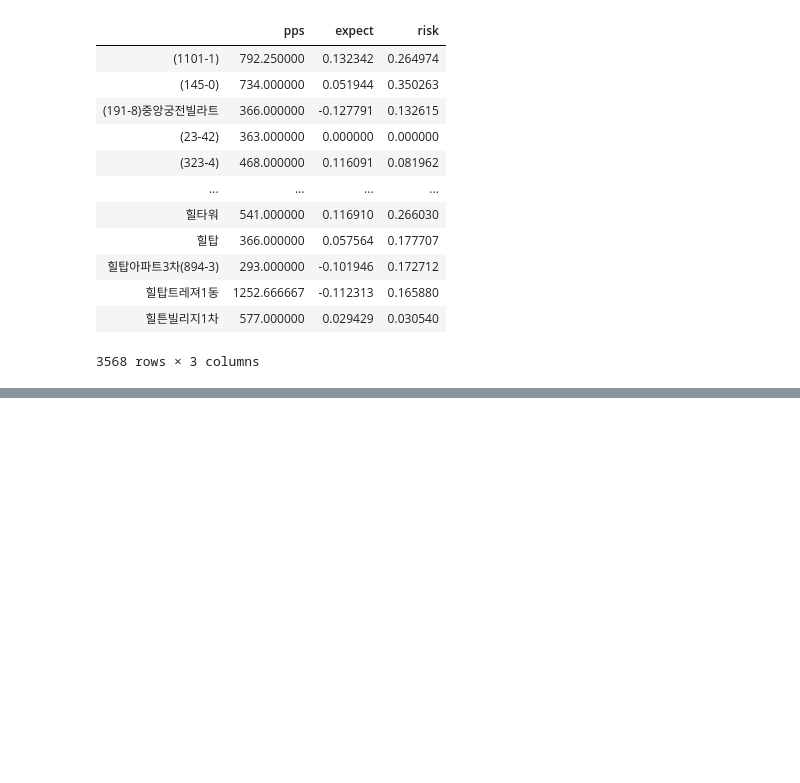
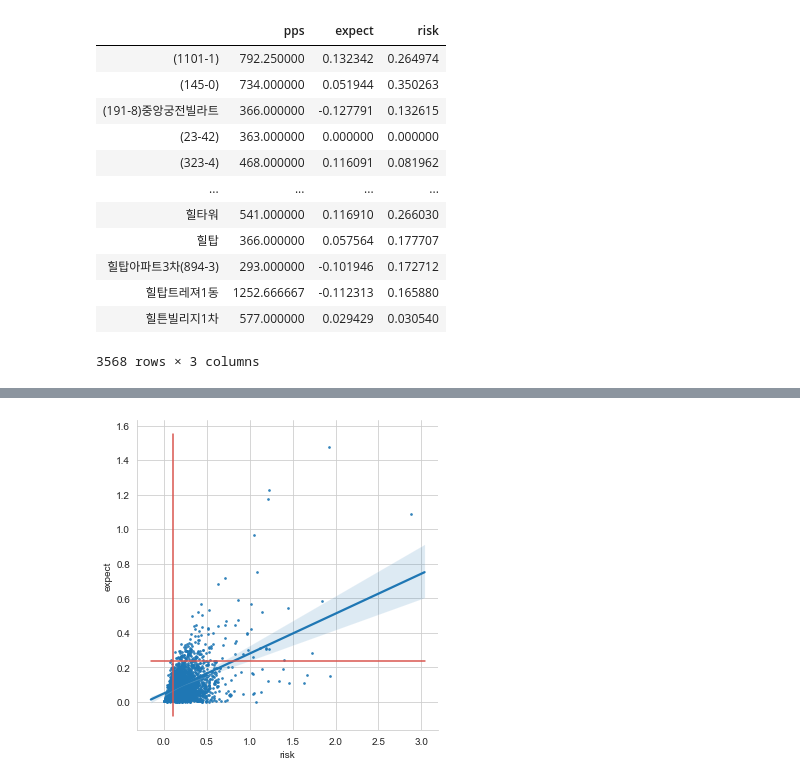
Before and after one commit to h0n9670/ApartmentPrice, a Jupyter notebook: Analysis_Prediction_Python/K_20200415_ExpectedReturnRist.ipynb, the cells around one changed output, grey strips where cells are left out. Saved outputs shown, nothing was run; the diff lists cells and outputs as text; code cells hidden in the pictures; blank space fills up the shorter version.

```diff
--- a/Analysis_Prediction_Python/K_20200415_ExpectedReturnRist.ipynb
+++ b/Analysis_Prediction_Python/K_20200415_ExpectedReturnRist.ipynb
@@ -140,0 +153,3 @@ Name: 힐탑, dtype: float64
+# %%
+per_plus = per[per['expect']>0]
+per_plus
@@ -140,0 +170,14 @@ Name: 힐탑, dtype: float64
+# %%
+sns.set_style('whitegrid')
+sns.lmplot(x="risk",y='expect',data=per_plus,scatter_kws ={'s':3})
+xmean = per_plus['risk'].mean()
+ymean = per_plus["expect"].mean()
+
+x = plt.gca().axes.get_xlim()
+y = plt.gca().axes.get_ylim()
+
+plt.plot(x, len(x)*[xmean], sns.xkcd_rgb["pale red"])
+plt.plot(len(y) * [ymean],y, sns.xkcd_rgb["pale red"])
+plt.show()
+# %% [output]
+[figure, added]
```
Also changed, not shown: parts of 28 cells of this notebook.
